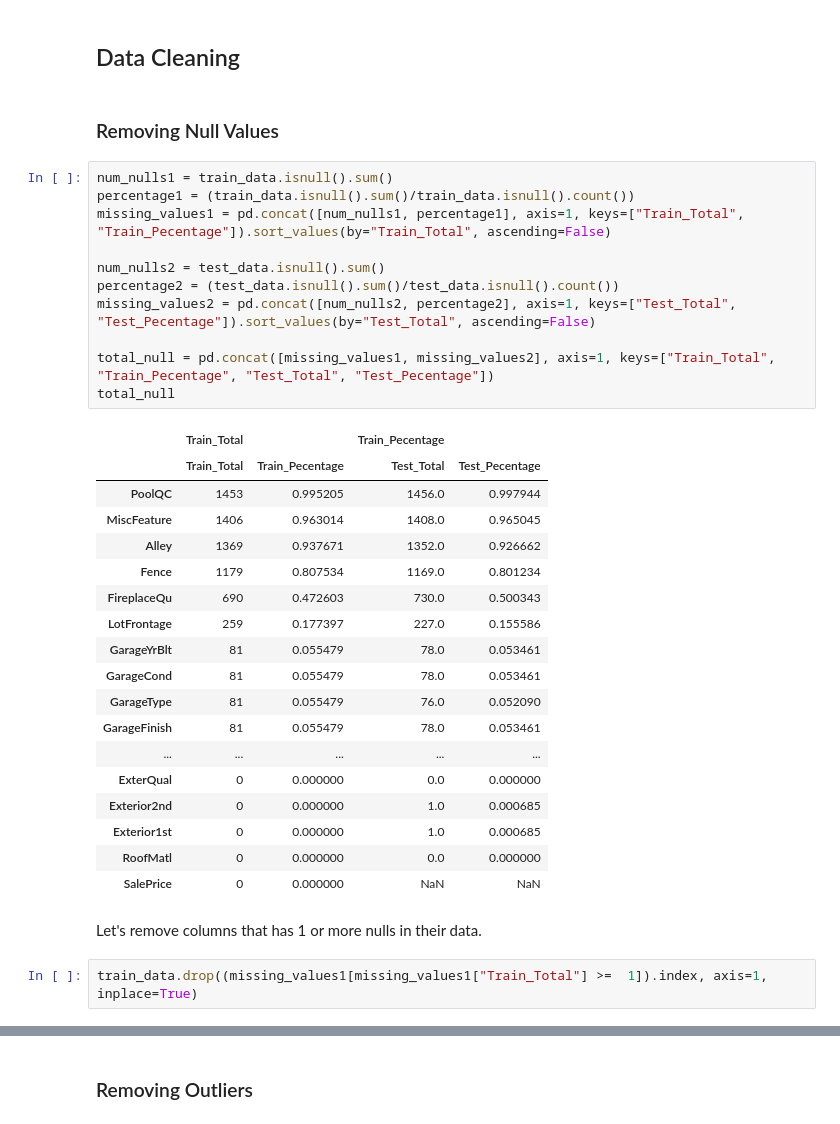
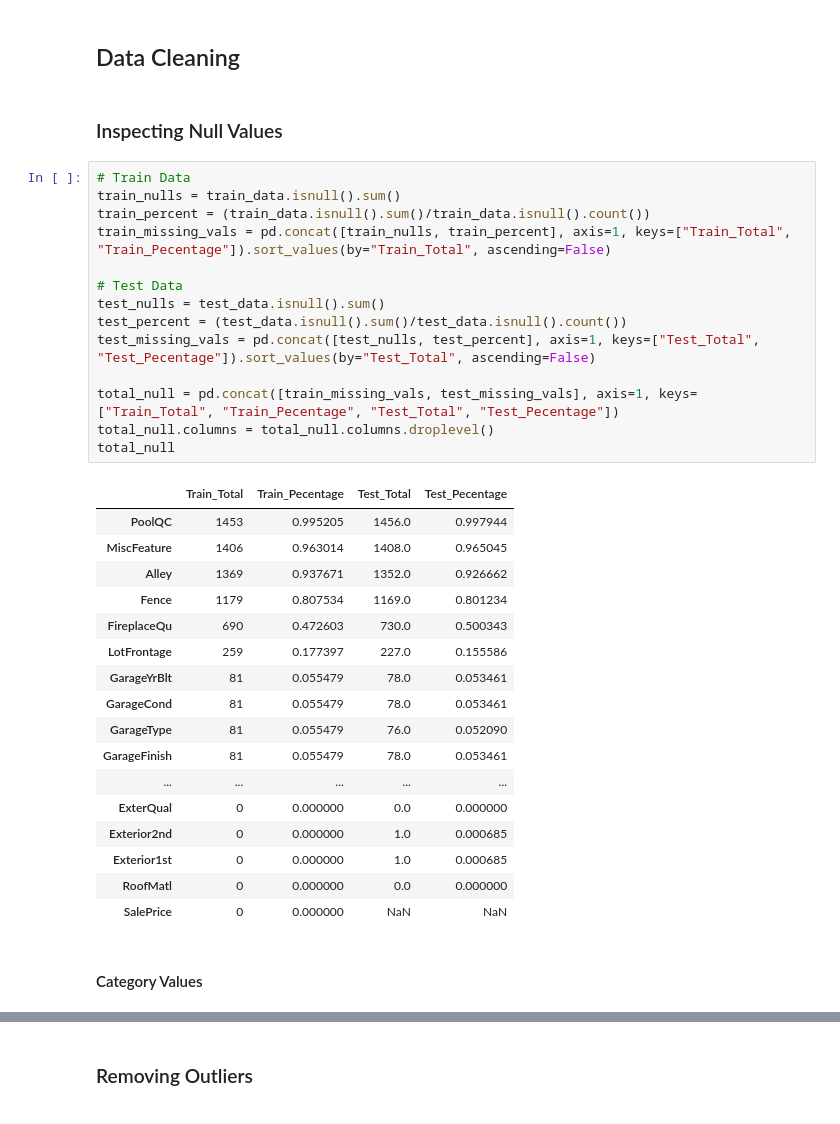
Before and after one commit to PrynsTag/Kaggle-Competitions, a Jupyter notebook: 02 - House Prices - Advanced Regression Techniques/house_prices_prediction.ipynb, the cells around one changed output, grey strips where cells are left out. Drawn from its saved outputs; the diff is of its cells as text.

```diff
--- a/House Prices - Advanced Regression Techniques /house_prices_prediction.ipynb
+++ b/02 - House Prices - Advanced Regression Techniques/house_prices_prediction.ipynb
@@ -96,20 +96,22 @@ Some insights for this data are:
 # %% [markdown]
 ## Data Cleaning
 # %% [markdown]
-### Removing Null Values
+### Inspecting Null Values
 # %%
-num_nulls1 = train_data.isnull().sum()
-percentage1 = (train_data.isnull().sum()/train_data.isnull().count())
-missing_values1 = pd.concat([num_nulls1, percentage1], axis=1, keys=["Train_Total", "Train_Pecentage"]).sort_values(by="Train_Total", ascending=False)
+# Train Data
+train_nulls = train_data.isnull().sum()
+train_percent = (train_data.isnull().sum()/train_data.isnull().count())
+train_missing_vals = pd.concat([train_nulls, train_percent], axis=1, keys=["Train_Total", "Train_Pecentage"]).sort_values(by="Train_Total", ascending=False)
 
-num_nulls2 = test_data.isnull().sum()
-percentage2 = (test_data.isnull().sum()/test_data.isnull().count())
-missing_values2 = pd.concat([num_nulls2, percentage2], axis=1, keys=["Test_Total", "Test_Pecentage"]).sort_values(by="Test_Total", ascending=False)
+# Test Data
+test_nulls = test_data.isnull().sum()
+test_percent = (test_data.isnull().sum()/test_data.isnull().count())
+test_missing_vals = pd.concat([test_nulls, test_percent], axis=1, keys=["Test_Total", "Test_Pecentage"]).sort_values(by="Test_Total", ascending=False)
 
-total_null = pd.concat([missing_values1, missing_values2], axis=1, keys=["Train_Total", "Train_Pecentage", "Test_Total", "Test_Pecentage"])
+total_null = pd.concat([train_missing_vals, test_missing_vals], axis=1, keys=["Train_Total", "Train_Pecentage", "Test_Total", "Test_Pecentage"])
+total_null.columns = total_null.columns.droplevel()
 total_null
 # %% [output]
-|  | Train_Total |  | Train_Pecentage |  |
 |  | Train_Total | Train_Pecentage | Test_Total | Test_Pecentage |
 | PoolQC | 1453 | 0.995205 | 1456.0 | 0.997944 |
 | MiscFeature | 1406 | 0.963014 | 1408.0 | 0.965045 |
@@ -127,7 +129,5 @@ total_null
 | Exterior1st | 0 | 0.000000 | 1.0 | 0.000685 |
 | RoofMatl | 0 | 0.000000 | 0.0 | 0.000000 |
 | SalePrice | 0 | 0.000000 | NaN | NaN |
-# %% [markdown]
-Let's remove columns that has 1 or more nulls in their data.
-# %%
-train_data.drop((missing_values1[missing_values1["Train_Total"] >=  1]).index, axis=1, inplace=True)
+# %% [markdown]
+#### Category Values
```
Also changed, not shown: parts of 54 cells of this notebook, 6 other files.
